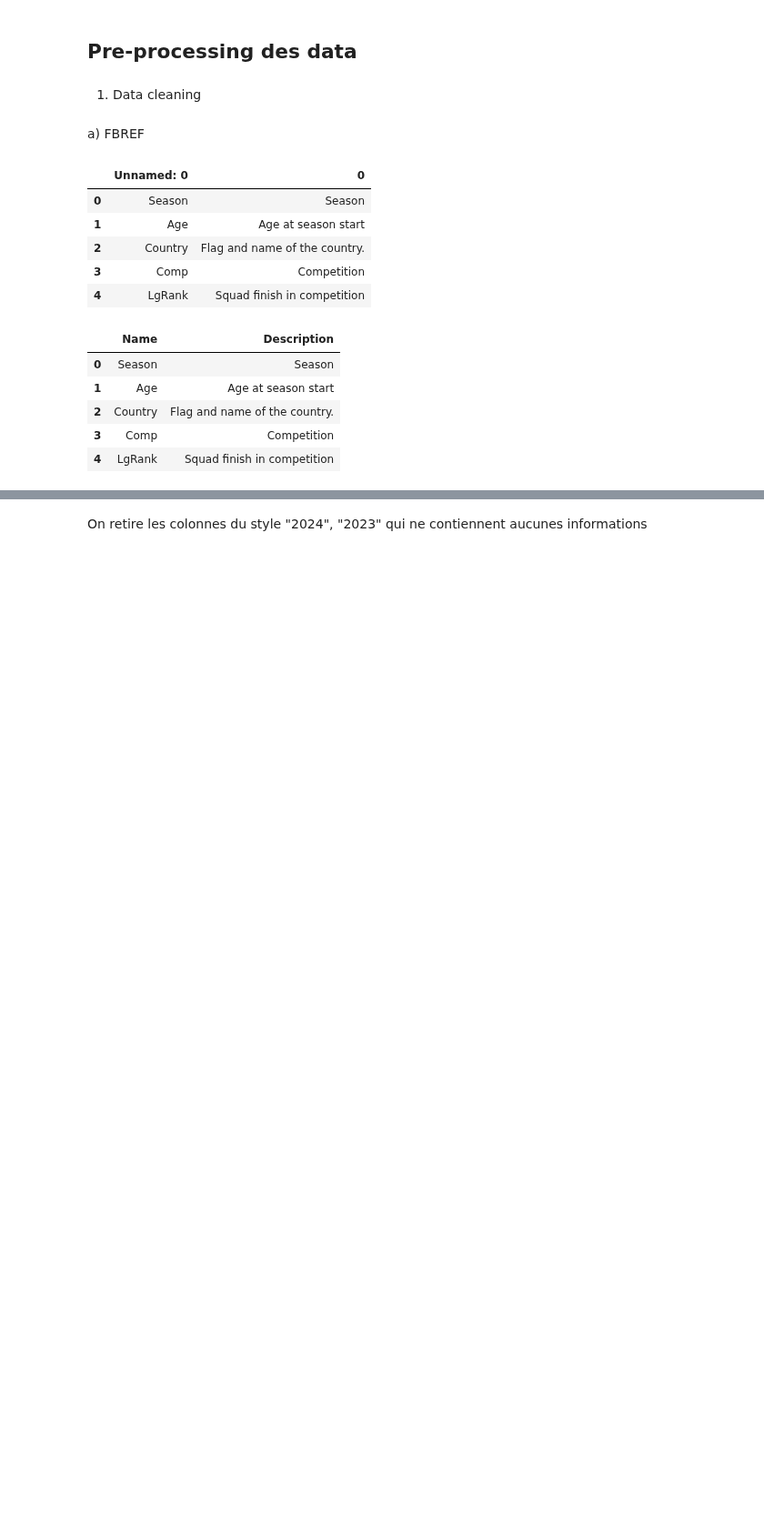
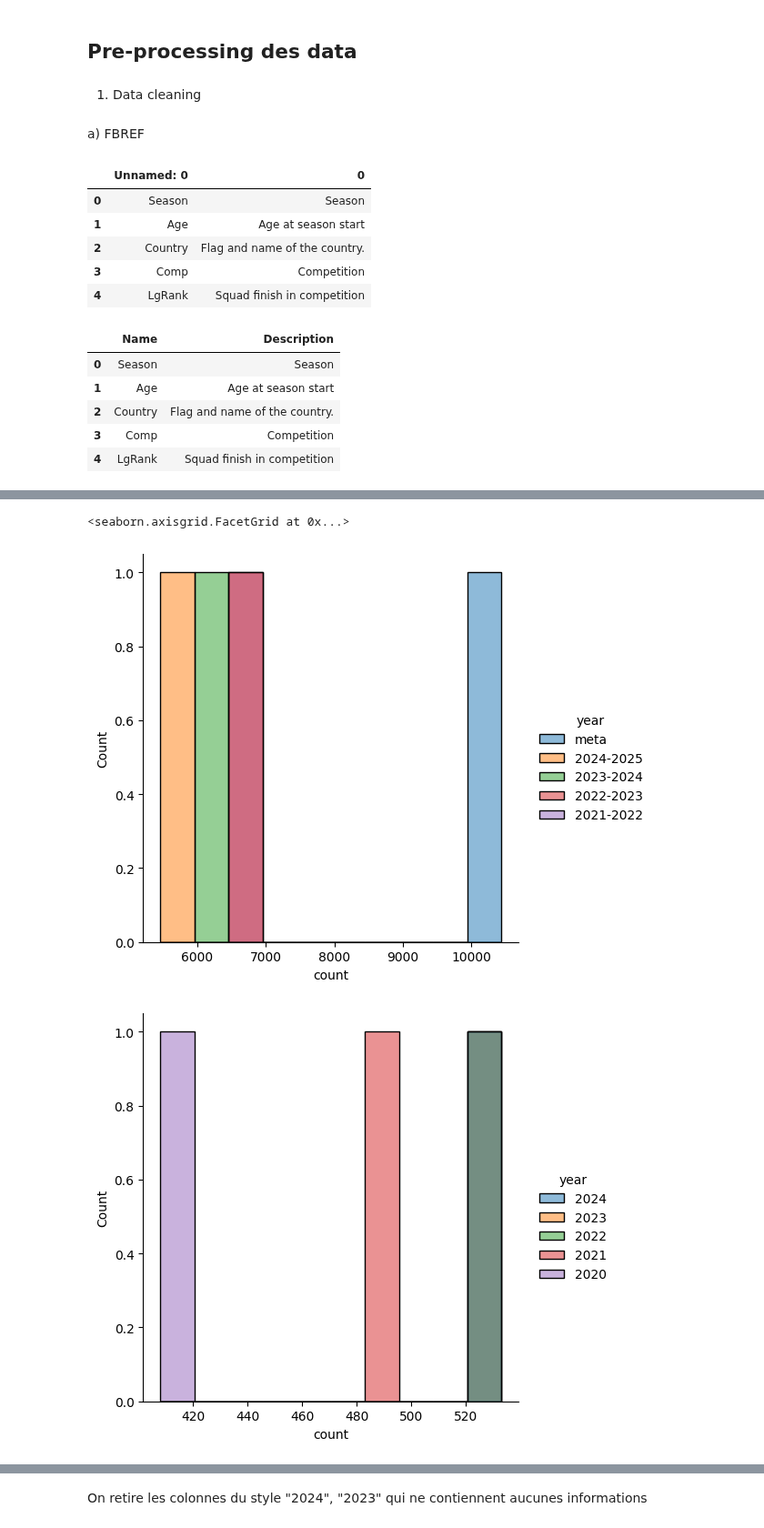
Before and after one commit to RiyadKT/Football-player-performance-prediction, a Jupyter notebook: data_preprocessing.ipynb, the cells around one changed output, grey strips where cells are left out. Shown at 91% size. Saved outputs shown, nothing was run; the diff lists cells and outputs as text; code cells hidden in the pictures; blank space fills up the shorter version.

```diff
--- a/data_preprocessing.ipynb
+++ b/data_preprocessing.ipynb
@@ -50,0 +228,15 @@ player_stats_fbref.head()
+# %%
+# Retirer les lignes joueurs avec que des données manquantes, i.e joueurs ne jouant pas encore au foot cette saison là (complexité aberrante - à revoir)
+for player in player_stats_fbref.index :
+    for i in range ( len(dico_datas.keys()) ) :
+
+        season = list(dico_datas.keys())[i]
+        n=len(dico_datas[season].columns)
+
+        compteur_nan = 0
+        for column in dico_datas[season].columns :
+            if str(dico_datas[season][column].loc[player]) in ["", 'None', "nan", "NaN"]:
+                compteur_nan += 1
+
+        if compteur_nan == n :
+            dico_datas[season] = dico_datas[season].drop(player, axis = 0)
@@ -50,0 +252,14 @@ player_stats_fbref.head()
+# %%
+dico_count = {"count" : [], "year" : [], "season_class" : [] }
+for column in player_stats_fbref.columns :
+    dico_count["count"].append(player_stats_fbref[column].count())
+    dico_count["year"].append(column)
+    dico_count["season_class"].append("complete season" if "-" in str(column) or column=="meta" else "year")
+df_count = pd.DataFrame(dico_count, index=player_stats_fbref.columns)
+df_count.head()
+sns.displot(data = df_count[df_count['season_class'] == "complete season"][:5], x="count",hue = "year", bins=10)
+sns.displot(data = df_count[df_count['season_class'] == "year"][:5], x="count",hue = "year", bins=10)
+# %% [output]
+<seaborn.axisgrid.FacetGrid at 0x...>
+[figure, added]
+[figure, added]
```
Also changed, not shown: parts of 20 cells of this notebook.
